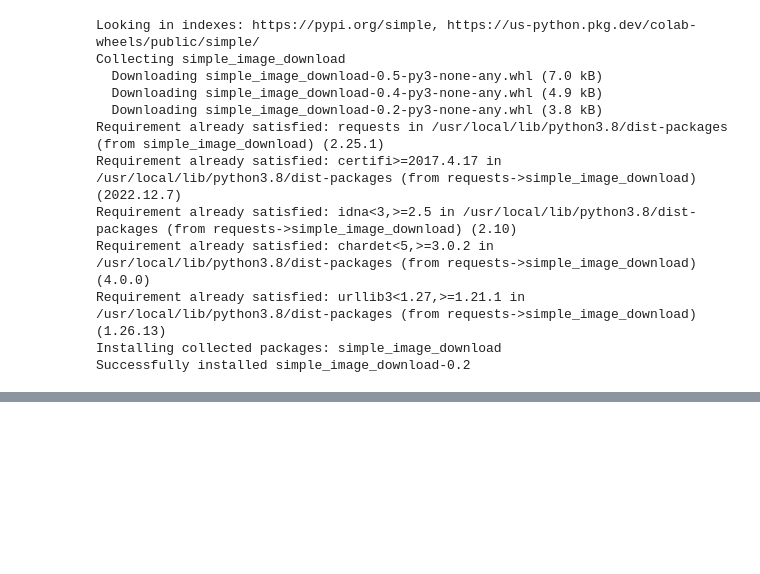
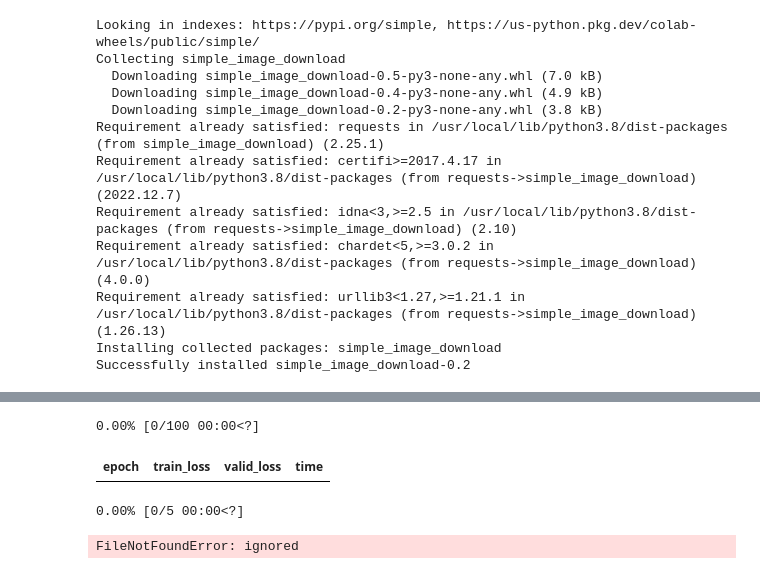
Before and after one commit to afortuny/DeepLearningProduction, a Jupyter notebook: Image_extractor.ipynb, the cells around one changed output, grey strips where cells are left out. Saved outputs shown, nothing was run; the diff lists cells and outputs as text; code cells hidden in the pictures; blank space fills up the shorter version.

```diff
--- a/Image_extractor.ipynb
+++ b/Image_extractor.ipynb
@@ -177,0 +184,2 @@ HTTPSConnectionPool(host='www.shopyeezys.com', port=443): Max retries exceeded w
+# %%
+dls = ImageDataLoaders.from_folder(Path('/content/simple_images'),valid_pct=0.2)
@@ -178,7 +192,6 @@ HTTPSConnectionPool(host='www.shopyeezys.com', port=443): Max retries exceeded w
 # %%
 def get_dls(size, bs, workers=None):
-    path = URLs.IMAGEWANG_160 if size <= 160 else URLs.IMAGEWANG
-    source = untar_data(path)
+    source = Path('/content/simple_images')
 
     def dummy_label(o): return 0
     files = get_image_files(source)
@@ -201,9 +232,11 @@ from self_supervised.vision.moco import *
 # %%
-from self_supervised.vision.moco import *
-dls = get_dls(resize, bs)
-# encoder = create_encoder("xresnet34", n_in=3, pretrained=False) # a fastai encoder
 encoder = create_encoder("tf_efficientnet_b4_ns", n_in=3, pretrained=False) # a timm encoder
 model = create_moco_model(encoder, hidden_size=2048, projection_size=128)
 aug_pipelines = get_moco_aug_pipelines(size=size)
-learn = Learner(dls, model,cbs=[MOCO(aug_pipelines=aug_pipelines, K=128)])
+learn = Learner(dls, model,loss_func=noop,cbs=[MOCO(aug_pipelines=aug_pipelines, K=128)])
 learn.fit_flat_cos(100, 1e-2)
+# %% [output]
+0.00% [0/100 00:00<?]
+| epoch | train_loss | valid_loss | time |
+0.00% [0/5 00:00<?]
+FileNotFoundError: ignored
```
Also changed, not shown: parts of 7 cells of this notebook.
